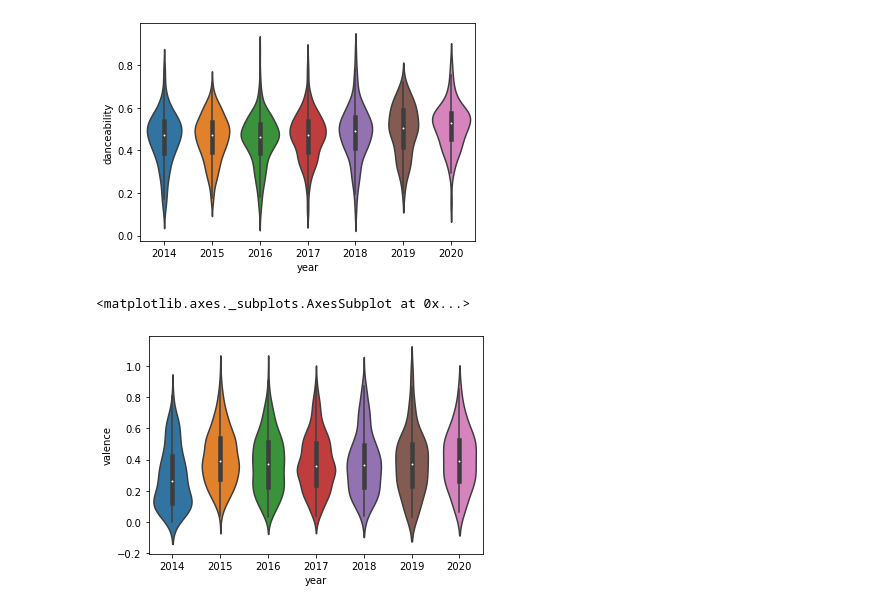
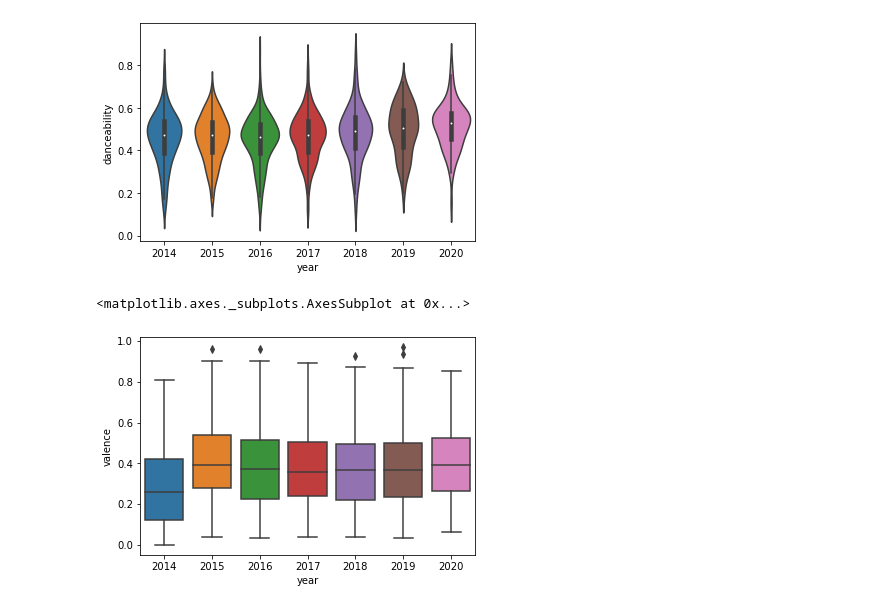
Before and after one commit to bvanhoewijk/spotify_analysis, a Jupyter notebook: eda.ipynb, the cells around one changed output. Saved outputs shown, nothing was run; the diff lists cells and outputs as text; code cells hidden in the pictures.

```diff
--- a/eda.ipynb
+++ b/eda.ipynb
@@ -88,7 +51,7 @@ sns.violinplot(data=df, x ='year', y='danceability')
 <matplotlib.axes._subplots.AxesSubplot at 0x...>
 [figure]
 # %%
-sns.violinplot(data=df, x ='year', y='valence')
+sns.boxplot(data=df, x ='year', y='valence')
 # %% [output]
 <matplotlib.axes._subplots.AxesSubplot at 0x...>
-[figure, old version]
+[figure, new version]
```
Also changed, not shown: parts of 18 cells of this notebook, 1 other file.
